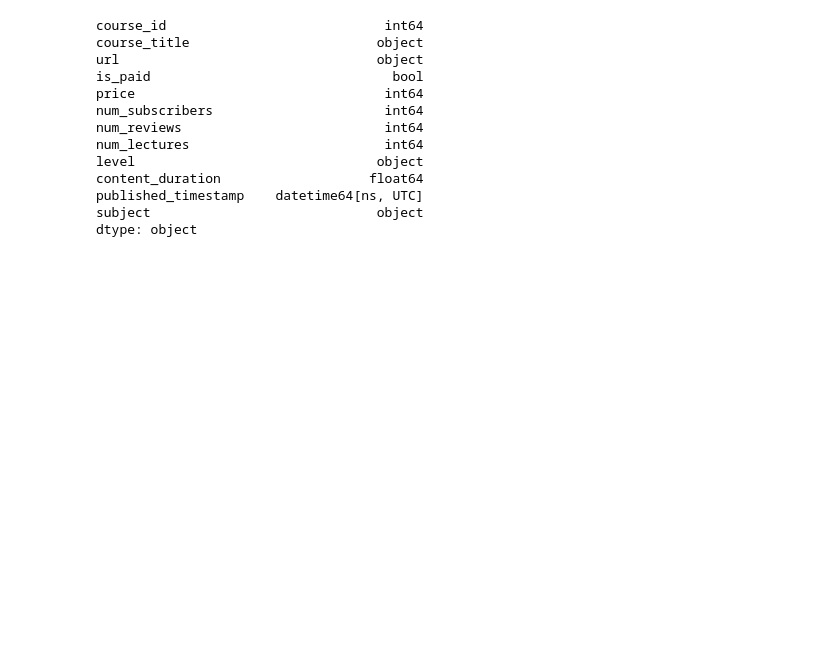
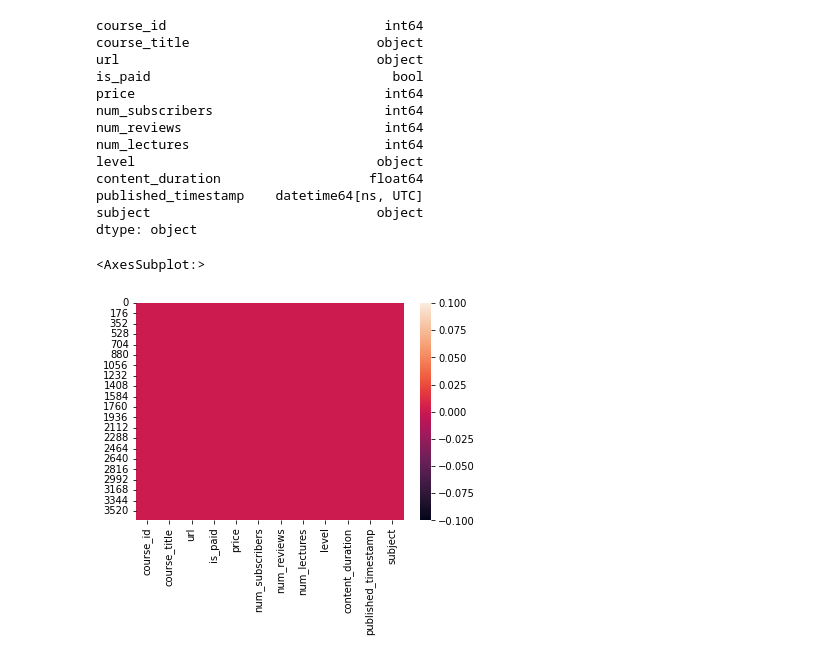
Before and after one commit to Dharmil4602/data-science-projects, a Jupyter notebook: Udemy-Courses/udemy_courses.ipynb, the cells around one changed output. Cells and saved outputs as stored; diff of their text form; code cells hidden in the pictures; blank space fills up the shorter version.

Commit message:
Displayed null values using heatmap of seaborn

```diff
--- a/Udemy-Courses/udemy_courses.ipynb
+++ b/Udemy-Courses/udemy_courses.ipynb
@@ -82,3 +82,9 @@ content_duration                   float64
 published_timestamp    datetime64[ns, UTC]
 subject                             object
 dtype: object
+# %%
+# Showing null values in form of heatmap
+sns.heatmap(data.isnull())
+# %% [output]
+<AxesSubplot:>
+[figure, added]
```
